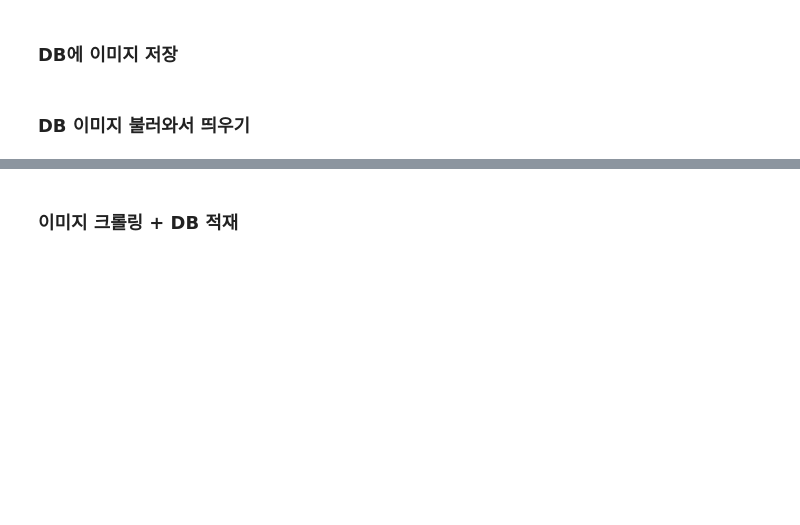
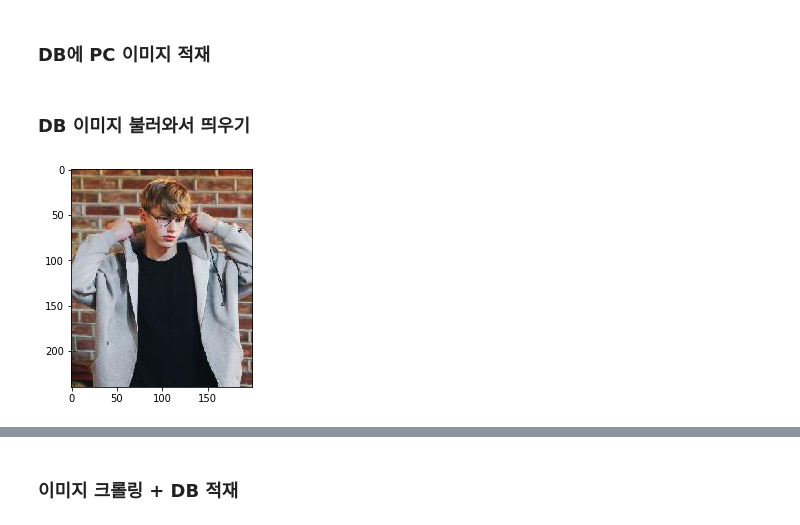
Before and after one commit to slmteruto/CAI, a Jupyter notebook: jay/musinsa_image_crawling.ipynb, the cells around one changed output, grey strips where cells are left out. Drawn from its saved outputs; the diff is of its cells as text; code cells hidden in the pictures; blank space fills up the shorter version.

```diff
--- a/jay/musinsa_image_crawling.ipynb
+++ b/jay/musinsa_image_crawling.ipynb
@@ -63,7 +72,7 @@ def crawl_prdt_img(prdt_code):
 
         print(code+)
 # %% [markdown]
-### DB에 이미지 저장
+### DB에 PC 이미지 적재
 # %%
 # 이미지 저장할 테이블 만들기_미확정
 """
@@ -113,33 +122,38 @@ img_df.to_sql("PRDT_IMG", con=conn, if_exists="append", index=False)
 conn.close()
 # %% [markdown]
 ### DB 이미지 불러와서 띄우기
+# %%
+# 패딩오류 해결 후 디코딩하는 함수
+def decode_base64(data):
+    """Decode base64, padding being optional.
+
+    :param data: Base64 data as an ASCII byte string
+    :returns: The decoded byte string.
+
+    """
+    missing_padding = len(data) % 4
+    if missing_padding != 0:
+        data += b'='* (4 - missing_padding)
+    return base64.decodebytes(data)
 # %%
+## DB 행별로 하나만 띄우긔
+
 # MySQL 연동 : "mysql+pymysql://아이디:패스워드@호스트/DB명"
 engine = create_engine("mysql+pymysql://root:1111@127.0.0.1/musinsa_test", encoding='utf-8')
 conn = engine.connect()
 
 # pandas함수로 DB불러와서 담기
 img_df = pd.read_sql(sql="select * from PRDT_IMG", con=conn)
 img_str = img_df["IMAGE"].values[4] # 바이너리로 인코딩해서 저장된 값 불러와짐
 # print(img_str)
 
 # 다시 디코딩
-def decode_base64(data):
-    """Decode base64, padding being optional.
-
-    :param data: Base64 data as an ASCII byte string
-    :returns: The decoded byte string.
-
-    """
-    missing_padding = len(data) % 4
-    if missing_padding != 0:
-        data += b'='* (4 - missing_padding)
-    return base64.decodestring(data)
-
 img = decode_base64(img_str)
 
 # 디코딩한 데이터 이미지로 오픈
-im = Image.open(BytesIO(img))
-im.show()
+im = Image.open(BytesIO(img[6416:-1]))
+plt.imshow(im)
 
 conn.close()
+# %% [output]
+[figure, added]
```
Also changed, not shown: parts of 18 cells of this notebook.
